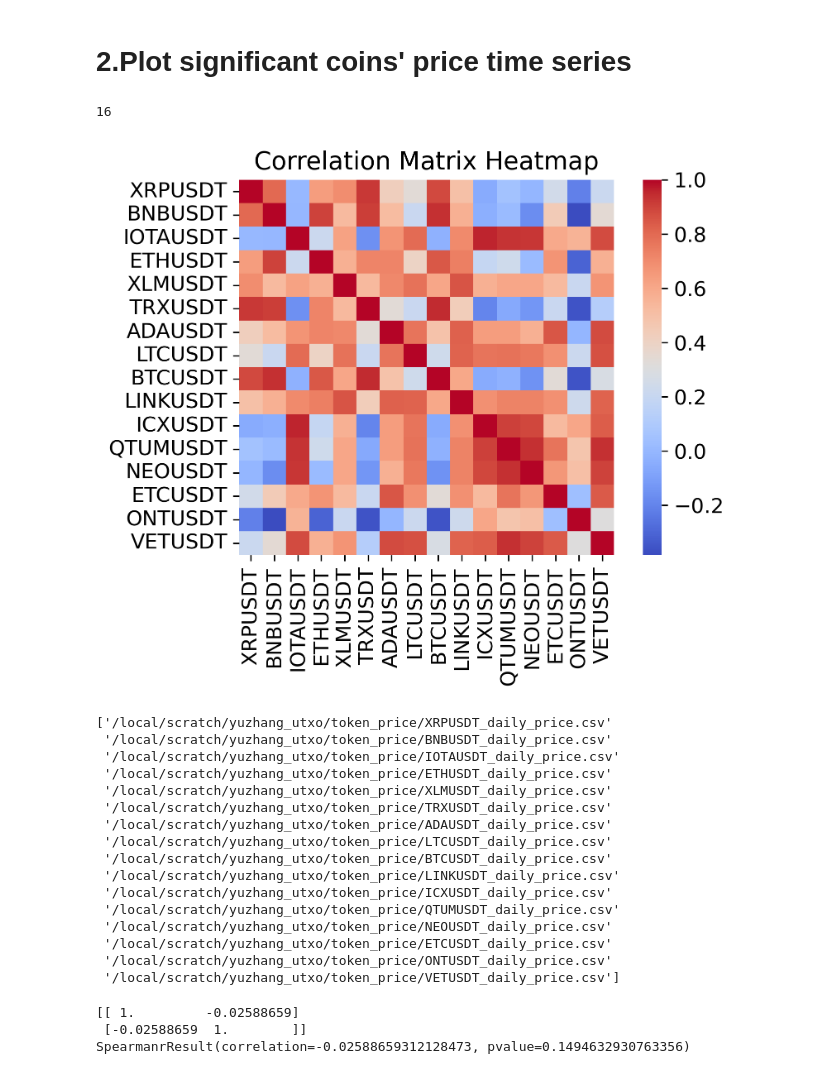
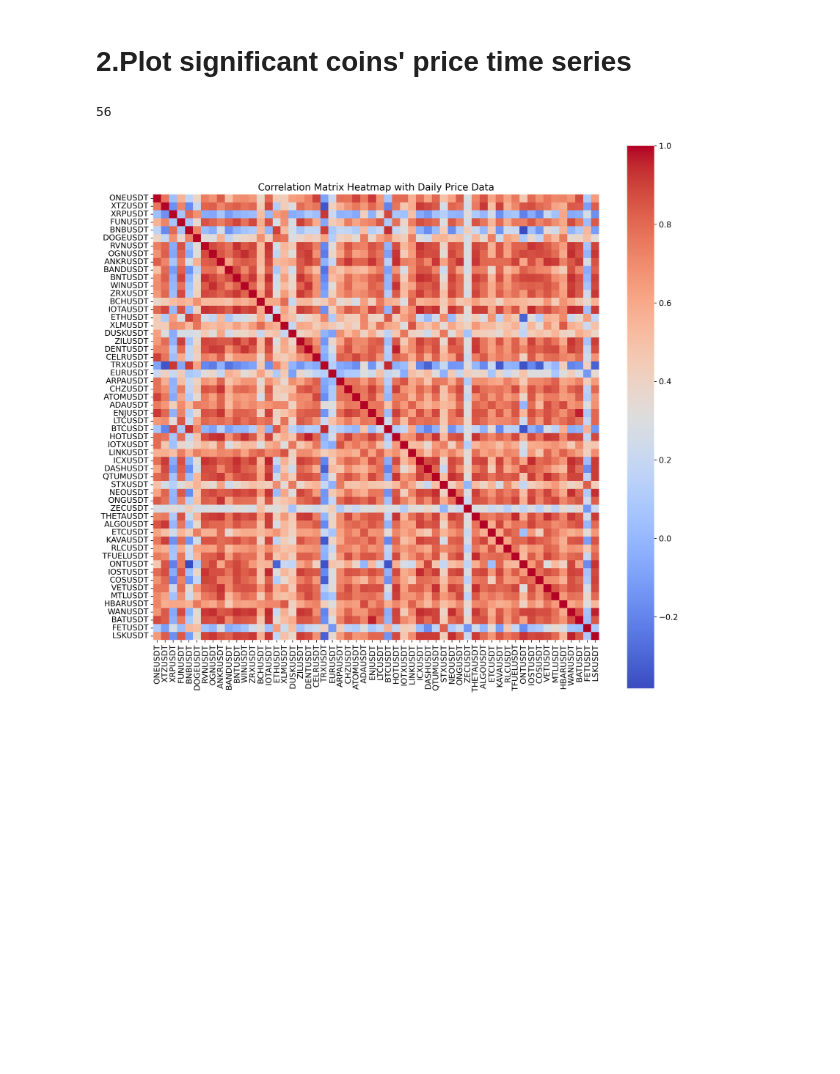
Before and after one commit to ZUZHYU/CTA-Strategy, a Jupyter notebook: All_coins_listing_statistics.ipynb, the cells around one changed output. Saved outputs shown, nothing was run; the diff lists cells and outputs as text; code cells hidden in the pictures; blank space fills up the shorter version.

```diff
--- a/All_coins_listing_statistics.ipynb
+++ b/All_coins_listing_statistics.ipynb
@@ -131,12 +131,12 @@ for f in tqdm(daily_old_files):
     # maxdate = coin_usdt.loc[len(coin_usdt)-1]['Close Time']
     row_num = len(np.unique(d))
     effective_data_ratio = row_num/((maxdate-mindate)/60000/60/24+1)
-    if row_num>365*7 and effective_data_ratio>0.95:
+    if row_num>365*6 and effective_data_ratio>0.95:
         coin_to_analy[f] = effective_data_ratio
 
 print(len(coin_to_analy))
 # %% [output]
-16
+56
 # %%
 #here, tokens' names are provided as path names, such as '/local/scratch/yuzhang_utxo/token_price/new_BTCUSDT_daily_price.csv'.
 #they are the paths of corresponding tokens' price data as DataFrames
@@ -170,69 +170,13 @@ for i, t1 in tqdm(enumerate(tokens)):
 # %%
 import seaborn as sns
 token_names = [i.split('/')[-1].replace('_daily_price.csv', '') for i in tokens]
+
+plt.figure(figsize=(15,15))
 sns.heatmap(corr_matrix, annot=False, cmap='coolwarm', square=True, xticklabels=token_names,
             yticklabels=token_names)
-plt.title("Correlation Matrix Heatmap")
+plt.title("Correlation Matrix Heatmap with Daily Price Data")
+plt.savefig('image/heatmap.pdf',facecolor='white')
+
 plt.show()
-
-print(tokens)
 # %% [output]
-[figure, old version]
+[figure, new version]
-['/local/scratch/yuzhang_utxo/token_price/XRPUSDT_daily_price.csv'
- '/local/scratch/yuzhang_utxo/token_price/BNBUSDT_daily_price.csv'
- '/local/scratch/yuzhang_utxo/token_price/IOTAUSDT_daily_price.csv'
- '/local/scratch/yuzhang_utxo/token_price/ETHUSDT_daily_price.csv'
- '/local/scratch/yuzhang_utxo/token_price/XLMUSDT_daily_price.csv'
- '/local/scratch/yuzhang_utxo/token_price/TRXUSDT_daily_price.csv'
- '/local/scratch/yuzhang_utxo/token_price/ADAUSDT_daily_price.csv'
- '/local/scratch/yuzhang_utxo/token_price/LTCUSDT_daily_price.csv'
- '/local/scratch/yuzhang_utxo/token_price/BTCUSDT_daily_price.csv'
- '/local/scratch/yuzhang_utxo/token_price/LINKUSDT_daily_price.csv'
- '/local/scratch/yuzhang_utxo/token_price/ICXUSDT_daily_price.csv'
- '/local/scratch/yuzhang_utxo/token_price/QTUMUSDT_daily_price.csv'
- '/local/scratch/yuzhang_utxo/token_price/NEOUSDT_daily_price.csv'
- '/local/scratch/yuzhang_utxo/token_price/ETCUSDT_daily_price.csv'
- '/local/scratch/yuzhang_utxo/token_price/ONTUSDT_daily_price.csv'
- '/local/scratch/yuzhang_utxo/token_price/VETUSDT_daily_price.csv']
-# %%
-def coorelation_lag(price_series, factor_series, lag=0):
-    coeff = np.corrcoef(price_series,factor_series) if lag==0 else np.corrcoef(price_series[lag:],factor_series[:-lag])
-    return coeff[0,1]
-
-
-# print(np.corrcoef(btc_usdt['Volume'],btc_usdt['Number of Trades']))
-
-# volume_ratio = btc_usdt['Taker Buy Base Asset Volume']/(btc_usdt['Volume']-btc_usdt['Taker Buy Base Asset Volume'])
-volume_ratio = (2*btc_usdt['Taker Buy Base Asset Volume']-btc_usdt['Volume'])/(btc_usdt['Volume']
-                                                                               -btc_usdt['Taker Buy Base Asset Volume'])
-
-volume_ratio_bool = []
-for i in volume_ratio:
-    if i>0:
-        volume_ratio_bool.append(1)
-    elif i<0:
-        volume_ratio_bool.append(-1)
-    else:
-        volume_ratio_bool.append(0)
-
-
-
-return_rate = (np.array(btc_usdt['Close'])[1:]-np.array(btc_usdt['Close'])[:-1])/np.array(btc_usdt['Close'][:-1])
-return_rate_bool = []
-for i in return_rate:
-    if i>0:
-        return_rate_bool.append(1)
-    elif i<0:
-        return_rate_bool.append(-1)
-    else:
-        return_rate_bool.append(0)
-
-print(np.corrcoef(volume_ratio_bool[:-1],return_rate_bool))
-
-from scipy import stats
-res = stats.spearmanr(volume_ratio_bool[:-1],return_rate_bool)
-print(res)
-# %% [output]
-[[ 1.         -0.02588659]
- [-0.02588659  1.        ]]
-SpearmanrResult(correlation=-0.02588659312128473, pvalue=0.1494632930763356)
```
Also changed, not shown: parts of 2 cells of this notebook.
